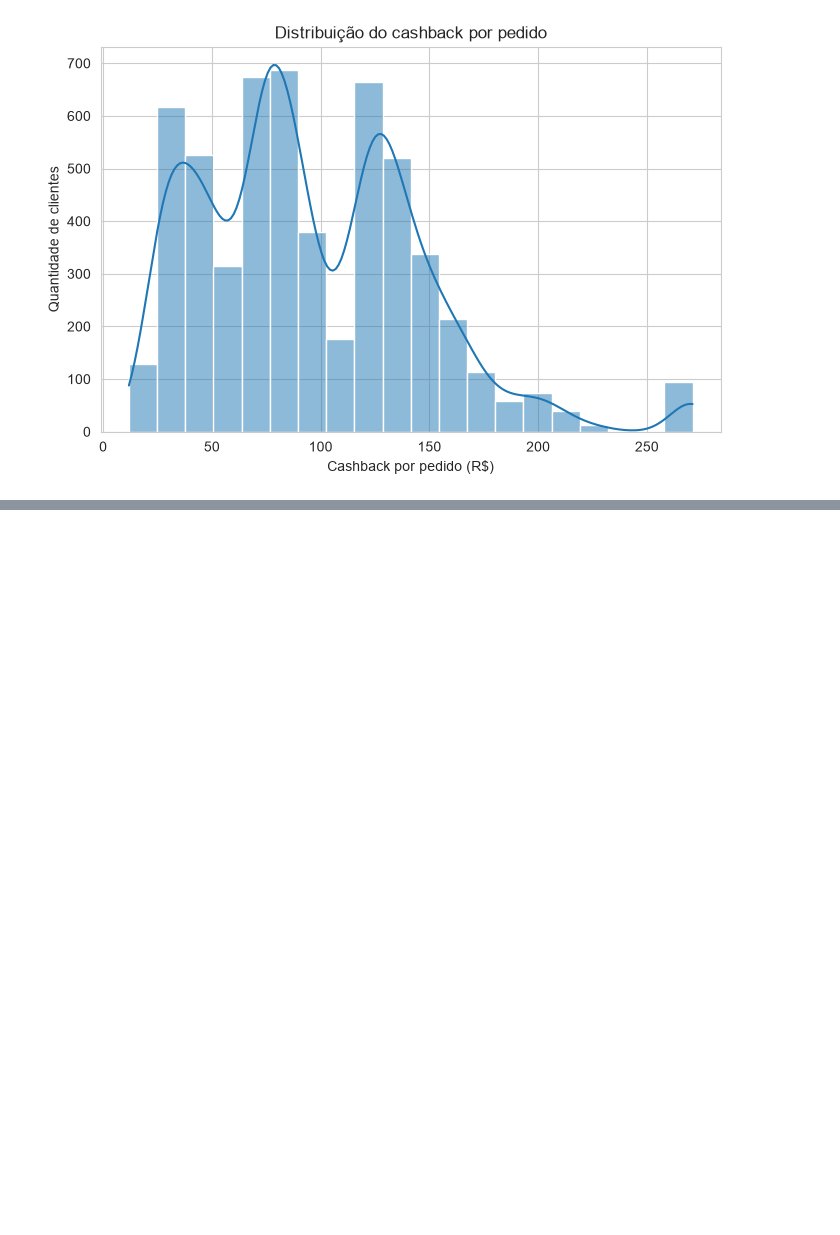
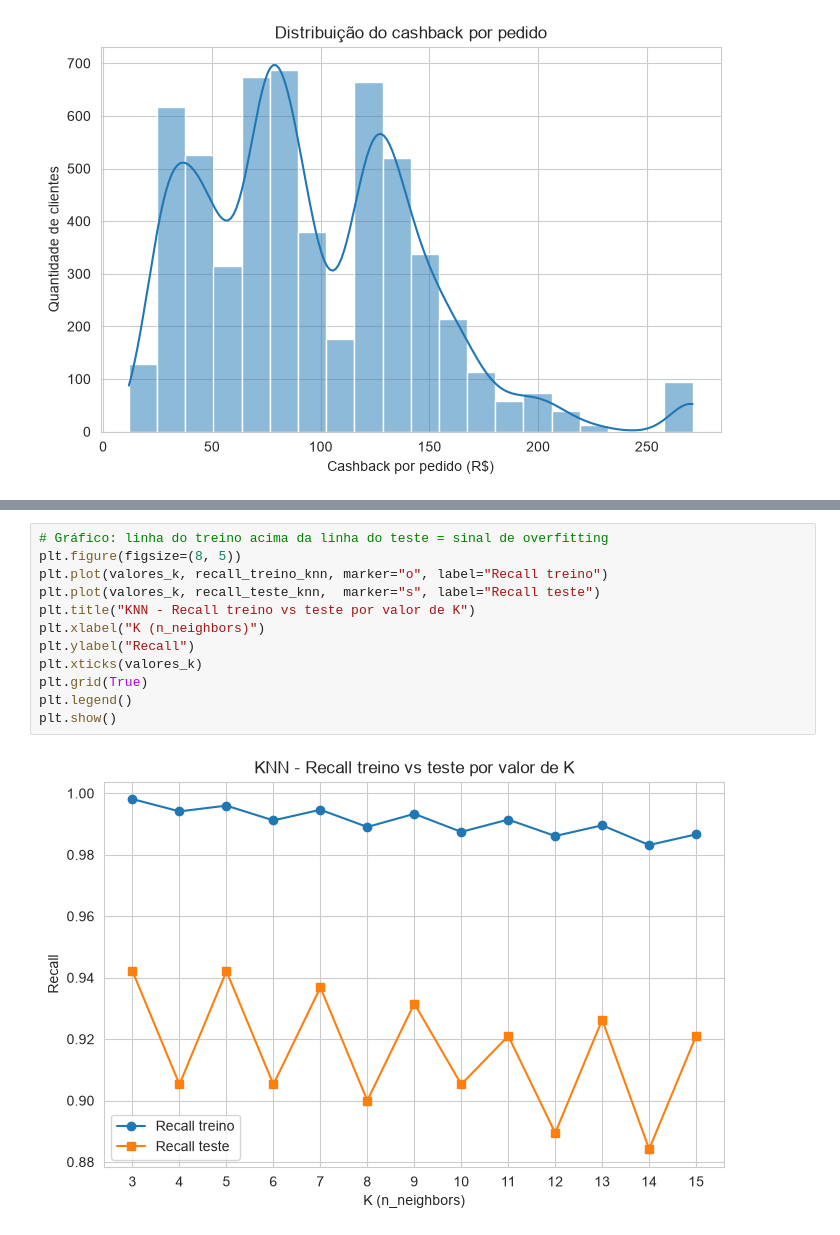
Before and after one commit to henriquetamaki-max/ML_ecommerce_churn, a Jupyter notebook: Henrique_tamaki_churn_ecommerce.ipynb, the cells around one changed output, grey strips where cells are left out. Saved outputs shown, nothing was run; the diff lists cells and outputs as text; blank space fills up the shorter version.

```diff
--- a/Henrique_tamaki_churn_ecommerce.ipynb
+++ b/Henrique_tamaki_churn_ecommerce.ipynb
@@ -524,0 +787,14 @@ plt.show()
+# %%
+# Gráfico: linha do treino acima da linha do teste = sinal de overfitting
+plt.figure(figsize=(8, 5))
+plt.plot(valores_k, recall_treino_knn, marker="o", label="Recall treino")
+plt.plot(valores_k, recall_teste_knn,  marker="s", label="Recall teste")
+plt.title("KNN - Recall treino vs teste por valor de K")
+plt.xlabel("K (n_neighbors)")
+plt.ylabel("Recall")
+plt.xticks(valores_k)
+plt.grid(True)
+plt.legend()
+plt.show()
+# %% [output]
+[figure, added]
```
Also changed, not shown: parts of 37 cells of this notebook.
